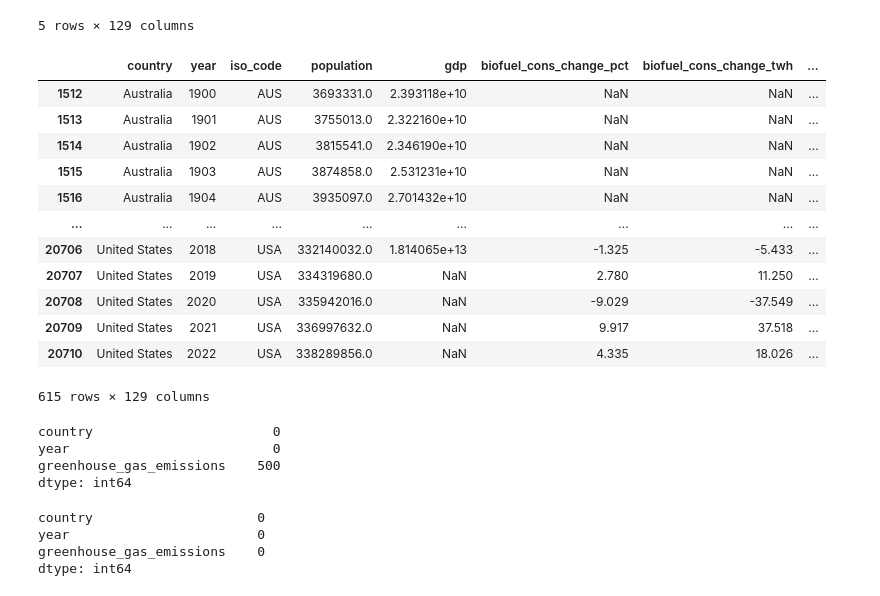
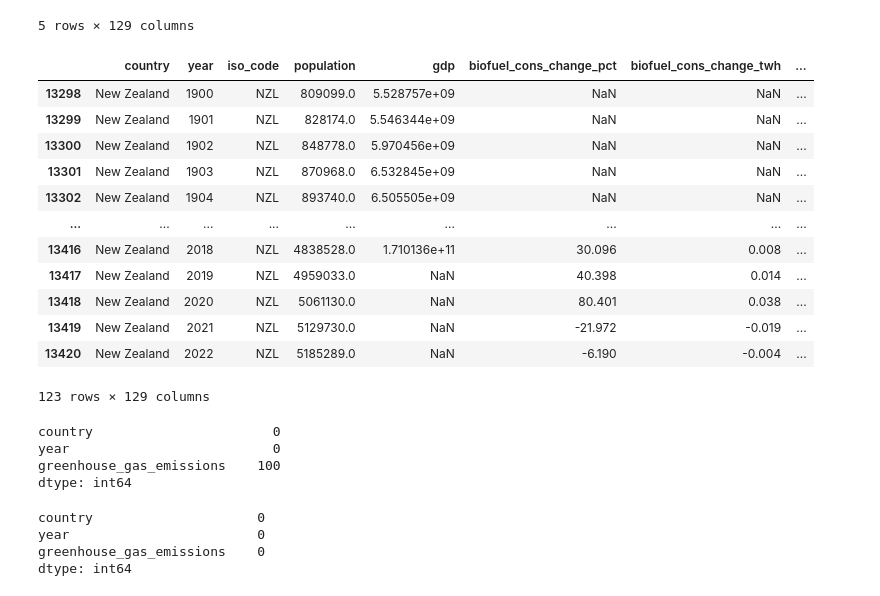
Before and after one commit to RandikaSilva/Energy-Demand-Analysis-Visualization, a Jupyter notebook: src/notebook/data_solution_carban_emission_forcasting.ipynb, the cells around one changed output. Drawn from its saved outputs; the diff is of its cells as text; code cells hidden in the pictures.

```diff
--- a/src/notebook/data_solution_carban_emission_forcasting.ipynb
+++ b/src/notebook/data_solution_carban_emission_forcasting.ipynb
@@ -16,23 +16,23 @@ main_df.head()
 | 4 | ASEAN (Ember) | 2004 | NaN | NaN | NaN | NaN | NaN | ... |
 5 rows × 129 columns
 # %%
-countries = ['New Zealand', 'Canada', 'Australia', 'United Kingdom', 'United States']
+countries = ['New Zealand']
 filtered_df = main_df[main_df['country'].isin(countries)]
 filtered_df
 # %% [output]
 |  | country | year | iso_code | population | gdp | biofuel_cons_change_pct | biofuel_cons_change_twh | ... |
-| 1512 | Australia | 1900 | AUS | 3693331.0 | 2.393118e+10 | NaN | NaN | ... |
-| 1513 | Australia | 1901 | AUS | 3755013.0 | 2.322160e+10 | NaN | NaN | ... |
-| 1514 | Australia | 1902 | AUS | 3815541.0 | 2.346190e+10 | NaN | NaN | ... |
-| 1515 | Australia | 1903 | AUS | 3874858.0 | 2.531231e+10 | NaN | NaN | ... |
-| 1516 | Australia | 1904 | AUS | 3935097.0 | 2.701432e+10 | NaN | NaN | ... |
+| 13298 | New Zealand | 1900 | NZL | 809099.0 | 5.528757e+09 | NaN | NaN | ... |
+| 13299 | New Zealand | 1901 | NZL | 828174.0 | 5.546344e+09 | NaN | NaN | ... |
+| 13300 | New Zealand | 1902 | NZL | 848778.0 | 5.970456e+09 | NaN | NaN | ... |
+| 13301 | New Zealand | 1903 | NZL | 870968.0 | 6.532845e+09 | NaN | NaN | ... |
+| 13302 | New Zealand | 1904 | NZL | 893740.0 | 6.505505e+09 | NaN | NaN | ... |
 | ... | ... | ... | ... | ... | ... | ... | ... | ... |
-| 20706 | United States | 2018 | USA | 332140032.0 | 1.814065e+13 | -1.325 | -5.433 | ... |
-| 20707 | United States | 2019 | USA | 334319680.0 | NaN | 2.780 | 11.250 | ... |
-| 20708 | United States | 2020 | USA | 335942016.0 | NaN | -9.029 | -37.549 | ... |
-| 20709 | United States | 2021 | USA | 336997632.0 | NaN | 9.917 | 37.518 | ... |
-| 20710 | United States | 2022 | USA | 338289856.0 | NaN | 4.335 | 18.026 | ... |
+| 13416 | New Zealand | 2018 | NZL | 4838528.0 | 1.710136e+11 | 30.096 | 0.008 | ... |
+| 13417 | New Zealand | 2019 | NZL | 4959033.0 | NaN | 40.398 | 0.014 | ... |
+| 13418 | New Zealand | 2020 | NZL | 5061130.0 | NaN | 80.401 | 0.038 | ... |
+| 13419 | New Zealand | 2021 | NZL | 5129730.0 | NaN | -21.972 | -0.019 | ... |
+| 13420 | New Zealand | 2022 | NZL | 5185289.0 | NaN | -6.190 | -0.004 | ... |
-615 rows × 129 columns
+123 rows × 129 columns
 # %%
 columns_needed = ['country', 'year', 'greenhouse_gas_emissions']
 data_selected = filtered_df[columns_needed]
@@ -42,7 +42,7 @@ data_selected.isnull().sum()
 # %% [output]
 country                       0
 year                          0
-greenhouse_gas_emissions    500
+greenhouse_gas_emissions    100
 dtype: int64
 # %%
 # Drop rows with missing values
```
Also changed, not shown: parts of 1 cell of this notebook, 4 other files.
